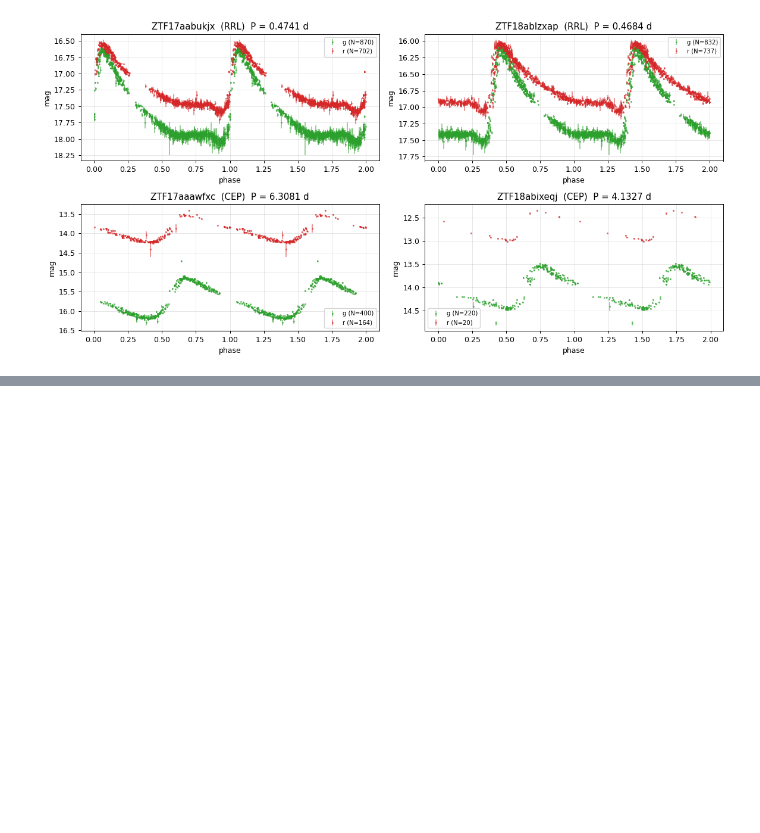
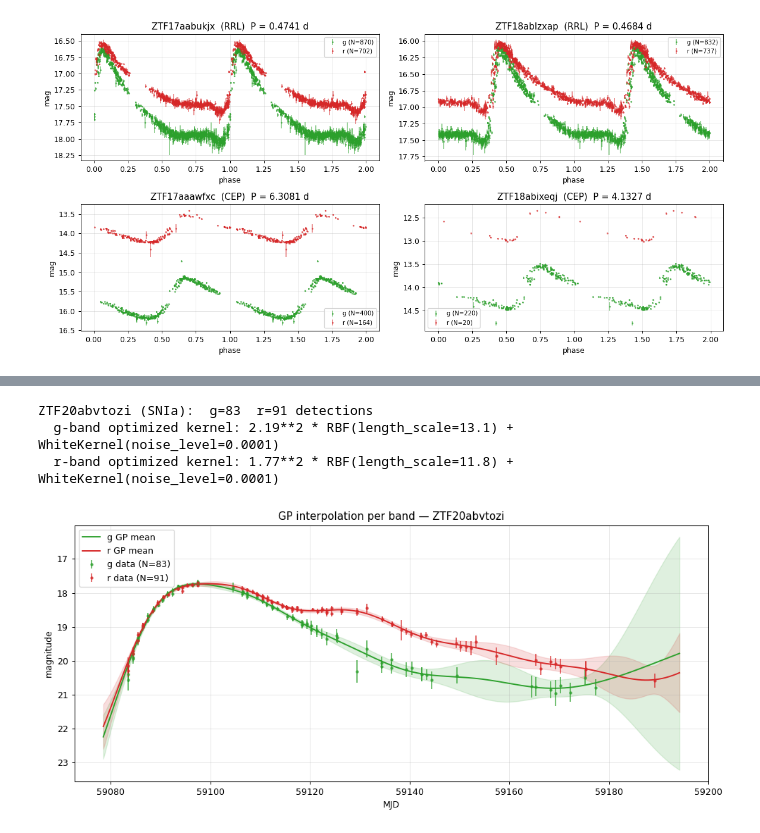
Before and after one commit to fforster/AS4501, a Jupyter notebook: Timeseries/timeseries_examples.ipynb, the cells around one changed output, grey strips where cells are left out. Drawn from its saved outputs; the diff is of its cells as text; code cells hidden in the pictures; blank space fills up the shorter version.

```diff
--- a/Timeseries/timeseries_examples.ipynb
+++ b/Timeseries/timeseries_examples.ipynb
@@ -1504,0 +1603,42 @@ plt.tight_layout(); plt.show()
+# %%
+# Load the SN lightcurve
+with open(DATA / 'sn_lightcurve.json') as f:
+    sn = json.load(f)
+print(f"{sn['oid']} ({sn['class']}):  g={len(sn['t_g'])}  r={len(sn['t_r'])} detections")
+
+from sklearn.gaussian_process import GaussianProcessRegressor
+from sklearn.gaussian_process.kernels import RBF, ConstantKernel as C, WhiteKernel
+
+def fit_band(t, y, s, t_grid):
+    t = np.asarray(t); y = np.asarray(y); s = np.asarray(s)
+    # subtract mean so the GP zero-mean assumption fits
+    y0 = y.mean()
+    kernel = C(1.0, (0.01, 100)) * RBF(10.0, (0.5, 100)) + WhiteKernel(0.01, (1e-4, 1.0))
+    gp = GaussianProcessRegressor(kernel=kernel, alpha=s**2, normalize_y=False,
+                                   n_restarts_optimizer=3).fit(t[:, None], y - y0)
+    mu, std = gp.predict(t_grid[:, None], return_std=True)
+    return mu + y0, std, gp.kernel_
+
+t_min = min(min(sn['t_g']), min(sn['t_r']))
+t_max = max(max(sn['t_g']), max(sn['t_r']))
+t_grid = np.linspace(t_min - 5, t_max + 5, 500)
+
+fig, ax = plt.subplots(figsize=(11, 5))
+for letter, color in [('g', 'C2'), ('r', 'C3')]:
+    t, y, s = sn[f't_{letter}'], sn[f'y_{letter}'], sn[f's_{letter}']
+    mu, std, k_opt = fit_band(t, y, s, t_grid)
+    print(f'  {letter}-band optimized kernel: {k_opt}')
+    ax.errorbar(t, y, yerr=s, fmt='.', ms=5, alpha=0.7,
+                color=color, label=f'{letter} data (N={len(t)})')
+    ax.fill_between(t_grid, mu-2*std, mu+2*std, alpha=0.15, color=color)
+    ax.plot(t_grid, mu, '-', color=color, lw=1.5, label=f'{letter} GP mean')
+ax.invert_yaxis()
+ax.set_xlabel('MJD'); ax.set_ylabel('magnitude')
+ax.set_title(f'GP interpolation per band — {sn["oid"]}')
+ax.legend()
+plt.tight_layout(); plt.show()
+# %% [output]
+ZTF20abvtozi (SNIa):  g=83  r=91 detections
+  g-band optimized kernel: 2.19**2 * RBF(length_scale=13.1) + WhiteKernel(noise_level=0.0001)
+  r-band optimized kernel: 1.77**2 * RBF(length_scale=11.8) + WhiteKernel(noise_level=0.0001)
+[figure, added]
```
Also changed, not shown: parts of 10 cells of this notebook, 6 other files.
